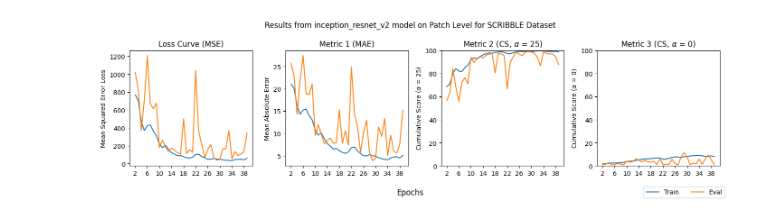
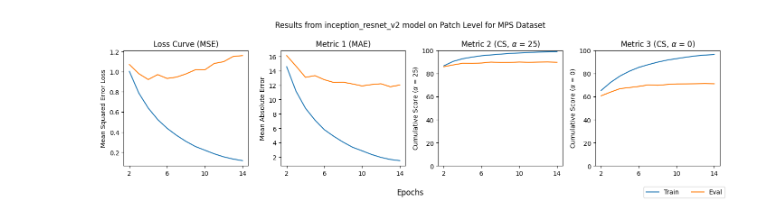
Before and after one commit to NikolaiHerrmann/deep-dating, a Jupyter notebook: src/graph_eval.ipynb, the cells around one changed output. Saved outputs shown, nothing was run; the diff lists cells and outputs as text; code cells hidden in the pictures.

```diff
--- a/src/graph_eval.ipynb
+++ b/src/graph_eval.ipynb
@@ -8,6 +8,7 @@ import json
 def epoch_plot(run_path, skip_n = 2):
     #"runs/Jan6-22-21-16/epoch_log_Jan6-22-21-16.csv"
     epoch_path = "epoch_log_" + run_path.split(os.sep)[1] + ".csv"
+    epoch_path = "epoch_log_Feb2-13-25-11.csv"
 
     with open(os.path.join(run_path, "settings.json"), "r") as f:
         settings = json.load(f)
@@ -32,32 +33,32 @@ def epoch_plot(run_path, skip_n = 2):
                   (r"Cumulative Score ($\alpha$ = 25)", r"Metric 2 (CS, $\alpha$ = 25)", cs25_vals),
                   (r"Cumulative Score ($\alpha$ = 0)", r"Metric 3 (CS, $\alpha$ = 0)", cs0_vals)]
 
         plots = []
         for ax, (y_label, title, y) in zip(axs, titles):
             ax.set_xticks(np.arange(skip_n, n_epochs + 1, 4)) # linspace instead
             plots.append(ax.plot(x, y, label=set_type.title()))
             ax.set_ylabel(y_label)
             ax.set_title(title)
 
         axs[2].set_ylim(0, 100)
         axs[3].set_ylim(0, 100)
 
     fig.subplots_adjust(wspace=0.3, top=0.8)
     fig.supxlabel("Epochs")
     fig.suptitle(f"Results from {settings['model_name']} model on Patch Level for {settings['dataset'].upper()} Dataset")
     fig.tight_layout()
 
     handles, labels = plt.gca().get_legend_handles_labels()
     by_label = dict(zip(labels, handles))
     fig.legend(by_label.values(), by_label.keys(), loc="lower right", ncols=2)
 
     plot_name = os.path.basename(path).split(".")[0]
     plot_path = os.path.dirname(path)
     plt.savefig(os.path.join(plot_path, plot_name + ".png"), dpi=300)
     plt.savefig(os.path.join(plot_path, plot_name + ".pdf"))
 
     plt.show()
 
-epoch_plot("runs/Jan9-13-59-8")
+epoch_plot("runs/Feb2-13-25-10/")
 # %% [output]
-[figure, old version]
+[figure, new version]
```
Also changed, not shown: 4 other files.
